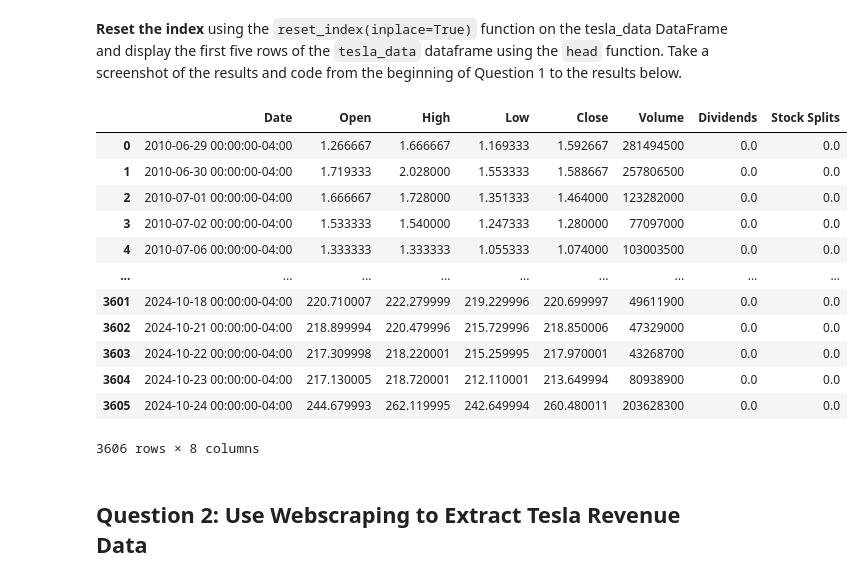
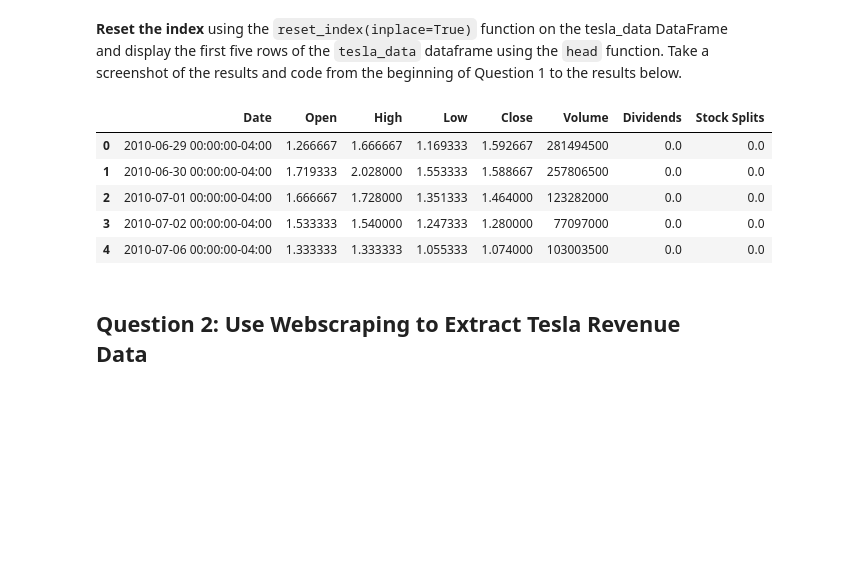
Before and after one commit to SandUpt/IBM-Data-Science, a Jupyter notebook: Final Assignment.ipynb, the cells around one changed output. Drawn from its saved outputs; the diff is of its cells as text; code cells hidden in the pictures; blank space fills up the shorter version.

```diff
--- a/Final Assignment.ipynb
+++ b/Final Assignment.ipynb
@@ -102,21 +102,14 @@ tesla_data = tesla.history(period = "max")
 # %%
 tesla_data.reset_index(inplace = True)
 # %%
-tesla_data
+tesla_data.head()
 # %% [output]
 |  | Date | Open | High | Low | Close | Volume | Dividends | Stock Splits |
 | 0 | 2010-06-29 00:00:00-04:00 | 1.266667 | 1.666667 | 1.169333 | 1.592667 | 281494500 | 0.0 | 0.0 |
 | 1 | 2010-06-30 00:00:00-04:00 | 1.719333 | 2.028000 | 1.553333 | 1.588667 | 257806500 | 0.0 | 0.0 |
 | 2 | 2010-07-01 00:00:00-04:00 | 1.666667 | 1.728000 | 1.351333 | 1.464000 | 123282000 | 0.0 | 0.0 |
 | 3 | 2010-07-02 00:00:00-04:00 | 1.533333 | 1.540000 | 1.247333 | 1.280000 | 77097000 | 0.0 | 0.0 |
 | 4 | 2010-07-06 00:00:00-04:00 | 1.333333 | 1.333333 | 1.055333 | 1.074000 | 103003500 | 0.0 | 0.0 |
-| ... | ... | ... | ... | ... | ... | ... | ... | ... |
-| 3601 | 2024-10-18 00:00:00-04:00 | 220.710007 | 222.279999 | 219.229996 | 220.699997 | 49611900 | 0.0 | 0.0 |
-| 3602 | 2024-10-21 00:00:00-04:00 | 218.899994 | 220.479996 | 215.729996 | 218.850006 | 47329000 | 0.0 | 0.0 |
-| 3603 | 2024-10-22 00:00:00-04:00 | 217.309998 | 218.220001 | 215.259995 | 217.970001 | 43268700 | 0.0 | 0.0 |
-| 3604 | 2024-10-23 00:00:00-04:00 | 217.130005 | 218.720001 | 212.110001 | 213.649994 | 80938900 | 0.0 | 0.0 |
-| 3605 | 2024-10-24 00:00:00-04:00 | 244.679993 | 262.119995 | 242.649994 | 260.480011 | 203628300 | 0.0 | 0.0 |
-3606 rows × 8 columns
 # %% [markdown]
 ## Question 2: Use Webscraping to Extract Tesla Revenue Data
 # %% [markdown]
```
Also changed, not shown: parts of 7 cells of this notebook.
